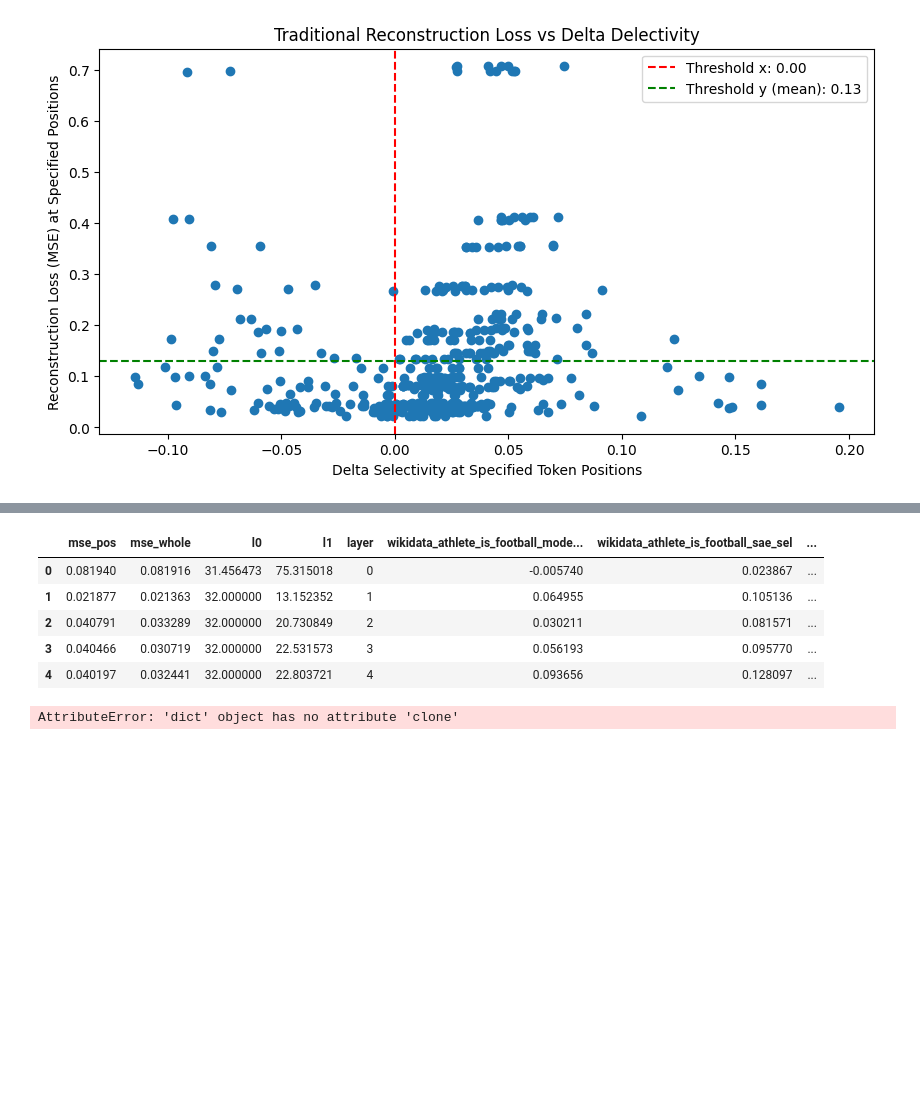
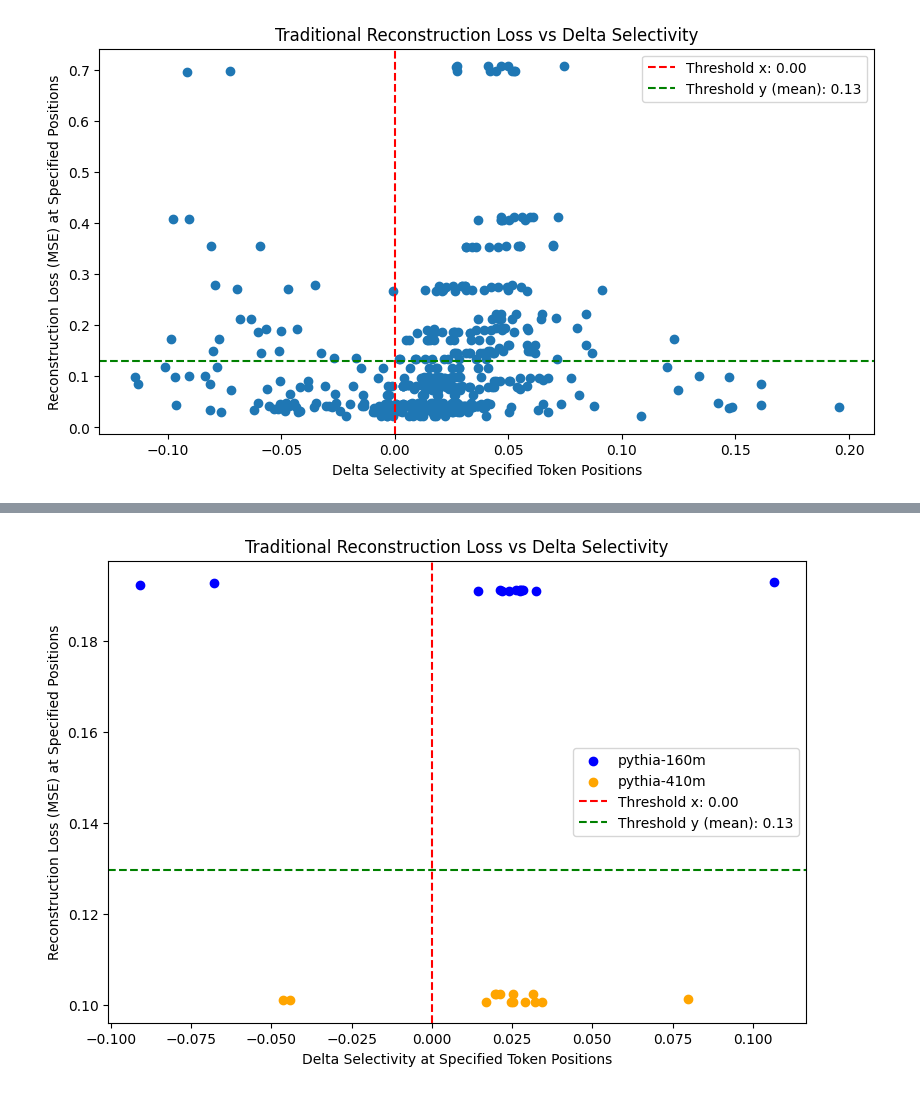
Before and after one commit to Pratik-Doshi-99/delta-selectivity-saes, a Jupyter notebook: analyze_results.ipynb, the cells around one changed output, grey strips where cells are left out. Drawn from its saved outputs; the diff is of its cells as text; code cells hidden in the pictures; blank space fills up the shorter version.

Commit message:
results analysis

```diff
--- a/analyze_results.ipynb
+++ b/analyze_results.ipynb
@@ -126,3 +229,30 @@ plt.show()
+# %%
+#fig, axs = plt.subplots(nrows=2, ncols=1, figsize=(9, 6))
+plt.figure(figsize=(9,6))
+pythia_160m = model_feature_corr[model_feature_corr['model'] == 'pythia-160m']
+pythia_410m = model_feature_corr[model_feature_corr['model'] == 'pythia-410m']
+
+plt.scatter(pythia_160m['delta_sel_mean'], pythia_160m['mse_mean'], c='blue', label='pythia-160m')
+plt.scatter(pythia_410m['delta_sel_mean'], pythia_410m['mse_mean'], c='orange', label='pythia-410m')
+
+mean_x = 0
+mean_y = np.mean(no_outliers['mse_pos'])
+
+# Add a vertical line at the mean of x
+plt.axvline(x=mean_x, color='red', linestyle='--', label=f'Threshold x: {mean_x:.2f}')
+
+# Add a horizontal line at the mean of y
+plt.axhline(y=mean_y, color='green', linestyle='--', label=f'Threshold y (mean): {mean_y:.2f}')
+
+# Add axis labels and title
+plt.xlabel('Delta Selectivity at Specified Token Positions')
+plt.ylabel('Reconstruction Loss (MSE) at Specified Positions')
+plt.title('Traditional Reconstruction Loss vs Delta Selectivity')
+plt.legend()
+
+plt.show()
+# %% [output]
+[figure, added]
 # %%
 all_datasets = {}
 for dataset_name in list(all_data.keys()):
@@ -143,12 +273,3 @@ for dataset_name in list(all_data.keys()):
                 del data[attribute]
         organized_data.append(data)
     all_datasets[dataset_name] = pd.DataFrame(organized_data)
-# %%
-all_datasets['results_410m/EleutherAI_pythia-410m_wikidata_athlete.json'].head()
-# %% [output]
-|  | mse_pos | mse_whole | l0 | l1 | layer | wikidata_athlete_is_football_mode... | wikidata_athlete_is_football_sae_sel | ... |
-| 0 | 0.081940 | 0.081916 | 31.456473 | 75.315018 | 0 | -0.005740 | 0.023867 | ... |
-| 1 | 0.021877 | 0.021363 | 32.000000 | 13.152352 | 1 | 0.064955 | 0.105136 | ... |
-| 2 | 0.040791 | 0.033289 | 32.000000 | 20.730849 | 2 | 0.030211 | 0.081571 | ... |
-| 3 | 0.040466 | 0.030719 | 32.000000 | 22.531573 | 3 | 0.056193 | 0.095770 | ... |
-| 4 | 0.040197 | 0.032441 | 32.000000 | 22.803721 | 4 | 0.093656 | 0.128097 | ... |
@@ -157,4 +275,0 @@ a = {1:2, 3:5}
-# %%
-a.clone()
-# %% [output]
-AttributeError: 'dict' object has no attribute 'clone'
```
Also changed, not shown: parts of 7 cells of this notebook.
